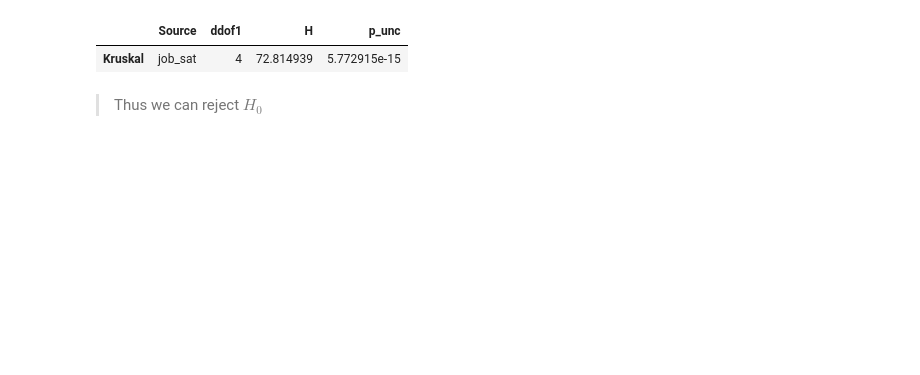
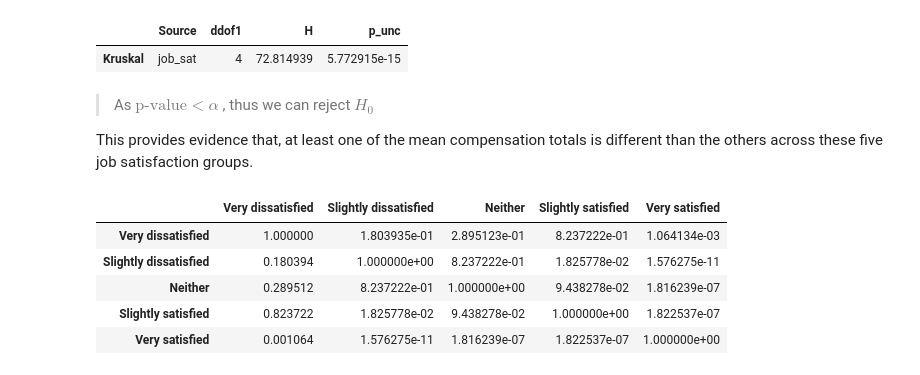
Before and after one commit to abhijeet-bhambere/python-ml-trail, a Jupyter notebook: hypothesis_testing.ipynb, the cells around one changed output. Saved outputs shown, nothing was run; the diff lists cells and outputs as text; code cells hidden in the pictures; blank space fills up the shorter version.

```diff
--- a/hypothesis_testing.ipynb
+++ b/hypothesis_testing.ipynb
@@ -1403,4 +1423,6 @@ pg.kruskal(data= stackoverflowdf, dv='converted_comp', between='job_sat')
 |  | Source | ddof1 | H | p_unc |
 | Kruskal | job_sat | 4 | 72.814939 | 5.772915e-15 |
 # %% [markdown]
->Thus we can reject $H_0$
+>As $\text{p-value} < \alpha$ , thus we can reject $H_0$
+
+This provides evidence that, at least one of the mean compensation totals is different than the others across these five job satisfaction groups.
@@ -1406,0 +1434,13 @@ pg.kruskal(data= stackoverflowdf, dv='converted_comp', between='job_sat')
+# %%
+# performing a Dunn;s test for post-hoc testing
+
+import scikit_posthocs as sp
+
+sp.posthoc_dunn(a=stackoverflowdf , val_col='converted_comp' , group_col='job_sat', p_adjust='fdr_bh')
+# %% [output]
+|  | Very dissatisfied | Slightly dissatisfied | Neither | Slightly satisfied | Very satisfied |
+| Very dissatisfied | 1.000000 | 1.803935e-01 | 2.895123e-01 | 8.237222e-01 | 1.064134e-03 |
+| Slightly dissatisfied | 0.180394 | 1.000000e+00 | 8.237222e-01 | 1.825778e-02 | 1.576275e-11 |
+| Neither | 0.289512 | 8.237222e-01 | 1.000000e+00 | 9.438278e-02 | 1.816239e-07 |
+| Slightly satisfied | 0.823722 | 1.825778e-02 | 9.438278e-02 | 1.000000e+00 | 1.822537e-07 |
+| Very satisfied | 0.001064 | 1.576275e-11 | 1.816239e-07 | 1.822537e-07 | 1.000000e+00 |
```
Also changed, not shown: parts of 18 cells of this notebook.
